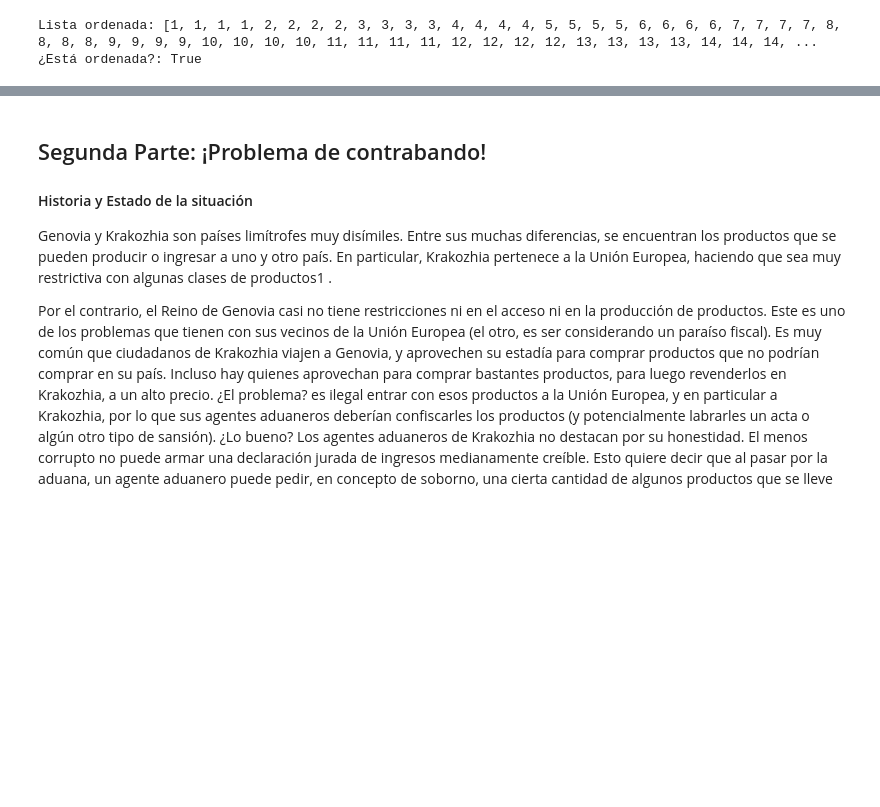
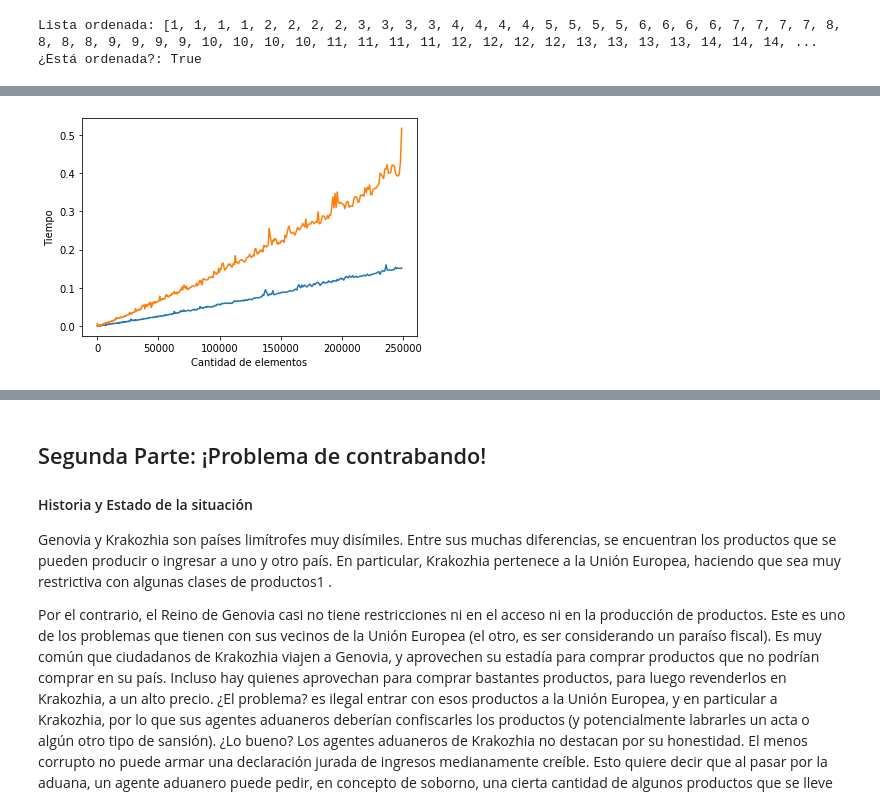
Before and after one commit to joaqogomez/75.29-TDA1, a Jupyter notebook: Tp1/Tda-TP1.ipynb, the cells around one changed output, grey strips where cells are left out. Drawn from its saved outputs; the diff is of its cells as text; code cells hidden in the pictures; blank space fills up the shorter version.

```diff
--- a/Tp1/Tda-TP1.ipynb
+++ b/Tp1/Tda-TP1.ipynb
@@ -275,0 +275,8 @@ plt.show()
+# %%
+plt.plot(heap_merge_times.keys(), heap_merge_times.values())
+plt.plot(dyc_merge_times.keys(), dyc_merge_times.values())
+plt.xlabel('Cantidad de elementos')
+plt.ylabel('Tiempo')
+plt.show()
+# %% [output]
+[figure, added]
```
Also changed, not shown: parts of 18 cells of this notebook.
